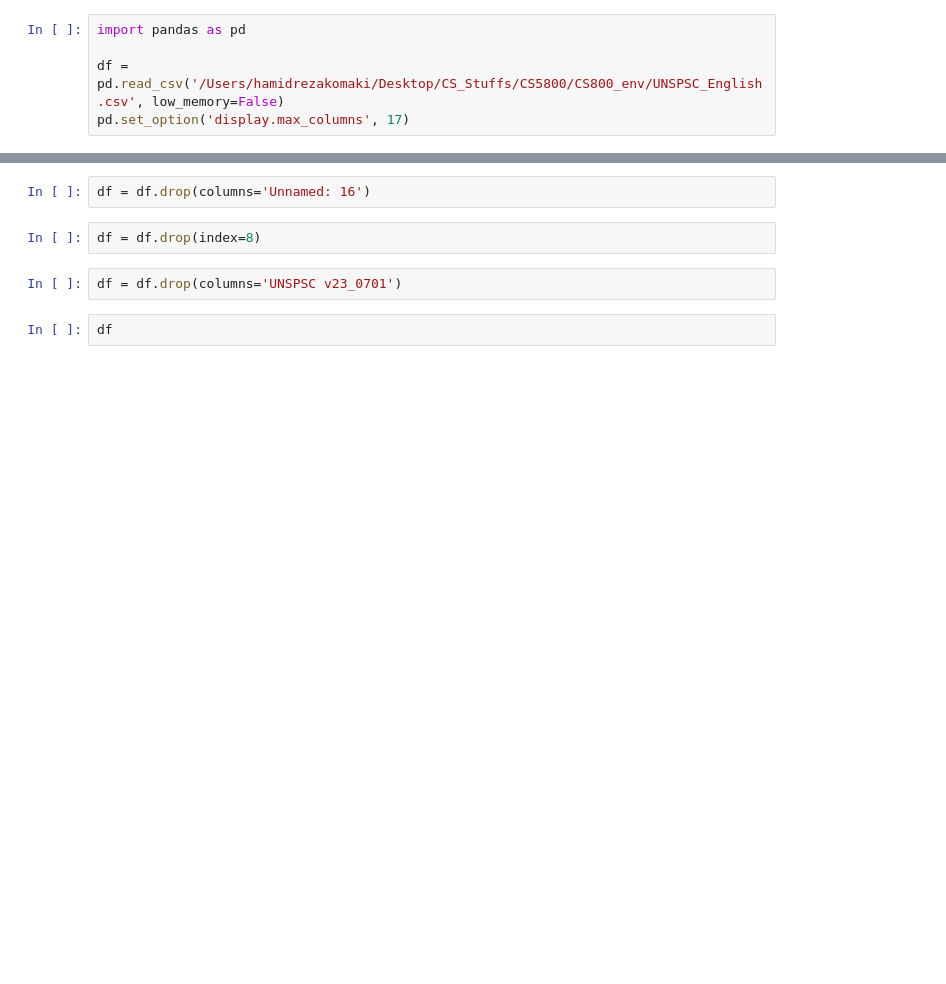
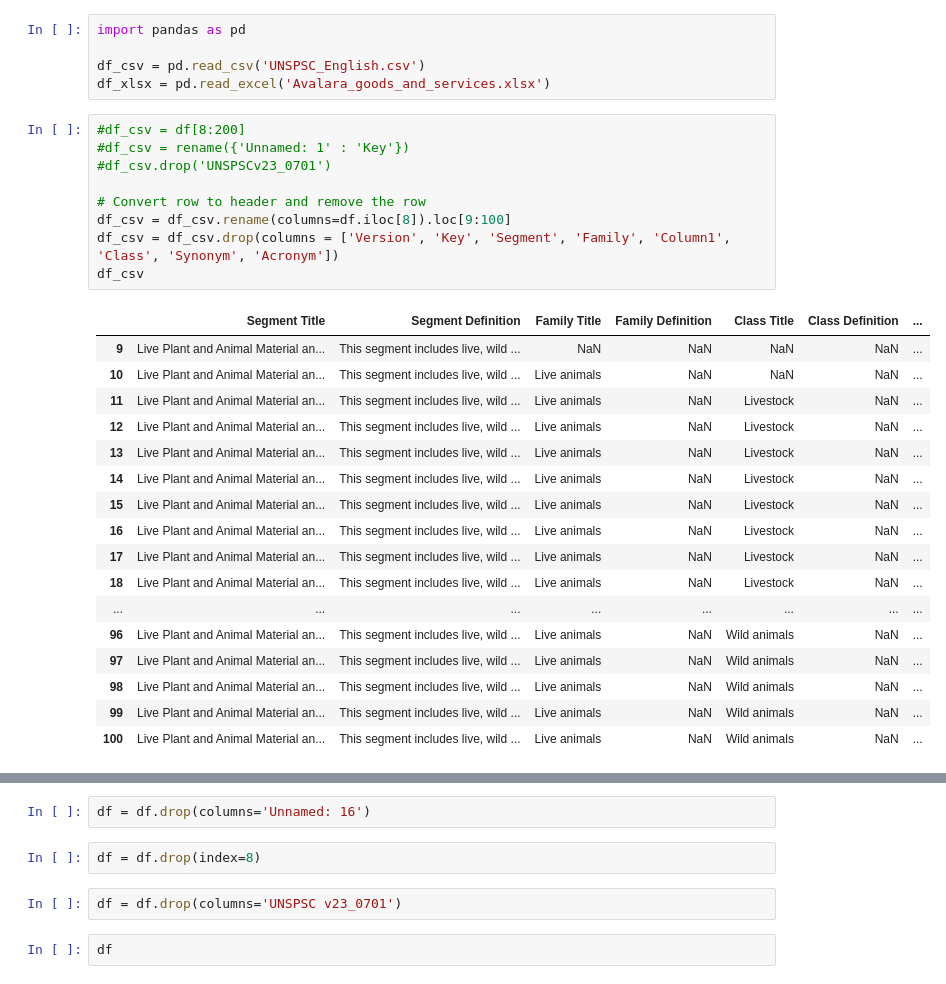
Before and after one commit to diz28/CS5800_finalproject, a Jupyter notebook: term_project.ipynb, the cells around one changed output, grey strips where cells are left out. Drawn from its saved outputs; the diff is of its cells as text; blank space fills up the shorter version.

```diff
--- a/term_project.ipynb
+++ b/term_project.ipynb
@@ -1,5 +1,32 @@
 # %%
 import pandas as pd
 
-df = pd.read_csv('/Users/hamidrezakomaki/Desktop/CS_Stuffs/CS5800/CS800_env/UNSPSC_English.csv', low_memory=False)
-pd.set_option('display.max_columns', 17)
+df_csv = pd.read_csv('UNSPSC_English.csv')
+df_xlsx = pd.read_excel('Avalara_goods_and_services.xlsx')
+# %%
+#df_csv = df[8:200]
+#df_csv = rename({'Unnamed: 1' : 'Key'})
+#df_csv.drop('UNSPSCv23_0701')
+
+# Convert row to header and remove the row
+df_csv = df_csv.rename(columns=df.iloc[8]).loc[9:100]
+df_csv = df_csv.drop(columns = ['Version', 'Key', 'Segment', 'Family', 'Column1', 'Class', 'Synonym', 'Acronym'])
+df_csv
+# %% [output]
+|  | Segment Title | Segment Definition | Family Title | Family Definition | Class Title | Class Definition | ... |
+| 9 | Live Plant and Animal Material an... | This segment includes live, wild ... | NaN | NaN | NaN | NaN | ... |
+| 10 | Live Plant and Animal Material an... | This segment includes live, wild ... | Live animals | NaN | NaN | NaN | ... |
+| 11 | Live Plant and Animal Material an... | This segment includes live, wild ... | Live animals | NaN | Livestock | NaN | ... |
+| 12 | Live Plant and Animal Material an... | This segment includes live, wild ... | Live animals | NaN | Livestock | NaN | ... |
+| 13 | Live Plant and Animal Material an... | This segment includes live, wild ... | Live animals | NaN | Livestock | NaN | ... |
+| 14 | Live Plant and Animal Material an... | This segment includes live, wild ... | Live animals | NaN | Livestock | NaN | ... |
+| 15 | Live Plant and Animal Material an... | This segment includes live, wild ... | Live animals | NaN | Livestock | NaN | ... |
+| 16 | Live Plant and Animal Material an... | This segment includes live, wild ... | Live animals | NaN | Livestock | NaN | ... |
+| 17 | Live Plant and Animal Material an... | This segment includes live, wild ... | Live animals | NaN | Livestock | NaN | ... |
+| 18 | Live Plant and Animal Material an... | This segment includes live, wild ... | Live animals | NaN | Livestock | NaN | ... |
+| ... | ... | ... | ... | ... | ... | ... | ... |
+| 96 | Live Plant and Animal Material an... | This segment includes live, wild ... | Live animals | NaN | Wild animals | NaN | ... |
+| 97 | Live Plant and Animal Material an... | This segment includes live, wild ... | Live animals | NaN | Wild animals | NaN | ... |
+| 98 | Live Plant and Animal Material an... | This segment includes live, wild ... | Live animals | NaN | Wild animals | NaN | ... |
+| 99 | Live Plant and Animal Material an... | This segment includes live, wild ... | Live animals | NaN | Wild animals | NaN | ... |
+| 100 | Live Plant and Animal Material an... | This segment includes live, wild ... | Live animals | NaN | Wild animals | NaN | ... |
```
Also changed, not shown: parts of 2 cells of this notebook.
